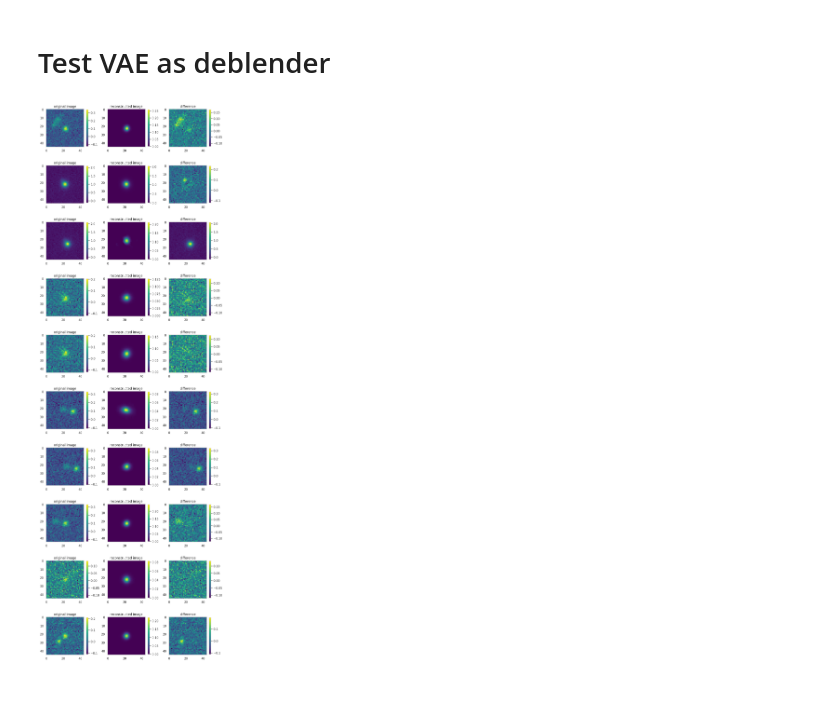
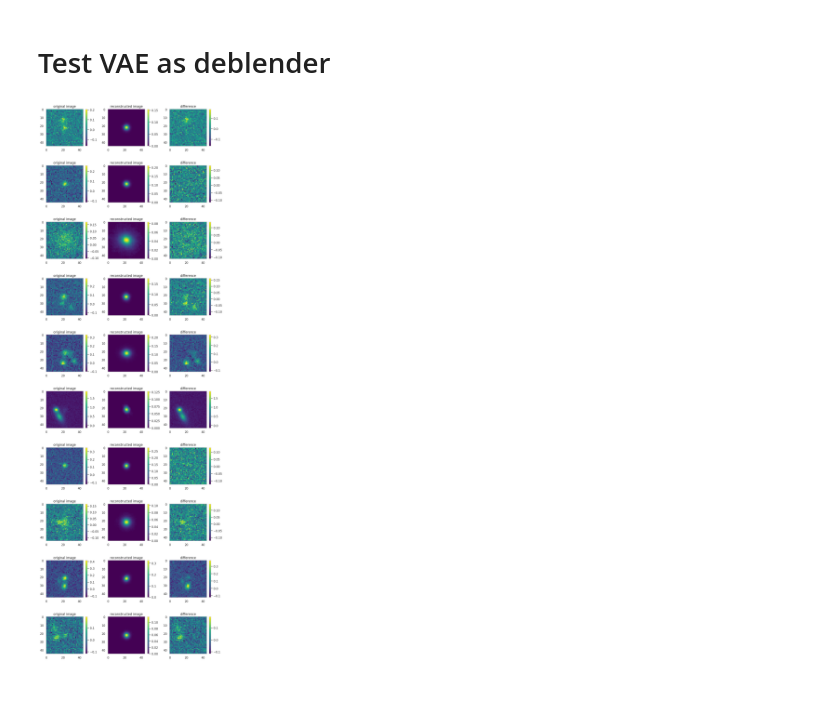
Before and after one commit to b-biswas/MADNESS-legacy, a Jupyter notebook: notebooks/basic_tests.ipynb, the cells around one changed output. Drawn from its saved outputs; the diff is of its cells as text; code cells hidden in the pictures.

```diff
--- a/notebooks/basic_tests.ipynb
+++ b/notebooks/basic_tests.ipynb
@@ -198,11 +204,11 @@ In the next section we will try to see if we can model this distribution using t
 # %% [markdown]
 In this section, we will test if the flow network assigns high probability to data it had seen trained on relative to unseen galaxies.
 # %%
-train_path_blended_gal = listdir_fullpath(
-    "/sps/lsst/users/bbiswas/simulations/CATSIM/blended_training/"
+ds_blended_train, ds_blended_val = batched_CATSIMDataset(
+    tf_dataset_dir='/sps/lsst/users/bbiswas/simulations/CATSIM_tfDataset/blended_tfDataset',
+    linear_norm_coeff=linear_norm_coeff,
+    batch_size=batch_size,
+    x_col_name="blended_gal_stamps",
+    y_col_name="isolated_gal_stamps",
 )
-validation_path_blended_gal = listdir_fullpath(
-    "/sps/lsst/users/bbiswas/simulations/CATSIM/blended_validation/"
-)
-# Take 1000 images from the first file.
-images_blended = np.load(validation_path_blended_gal[0], allow_pickle=True)
+ds_blended_val = ds_blended_val.as_numpy_iterator()
@@ -209,7 +219,3 @@ images_blended = np.load(validation_path_blended_gal[0], allow_pickle=True)
 # %%
-images_isolated_normed = np.array(np.array(images_blended['isolated_gal_stamps'].tolist()))/linear_norm_coeff
-#images_isolated_normed = np.transpose(images_isolated_normed, axes=(0, 2, 3, 1))
-
-images_blended_normed = np.array(np.array(images_blended['blended_gal_stamps'].tolist()))/linear_norm_coeff
-#images_blended_normed = np.transpose(images_blended_normed, axes=(0, 2, 3, 1))
+blended_images = next(ds_blended_val)
 # %%
@@ -347,44 +353,45 @@ plt.savefig("results/latent_distribution_correlation.pdf", bbox_inches = 'tight'
 # %% [markdown]
 # Test VAE as deblender
+# %%
+flow_net.load_vae_weights(weights_path=os.path.join(model_path, "deblender/val_loss"))
 # %%
 tf.get_logger().setLevel('ERROR')
-model_vae_output_isolated = flow_net.vae_model(images_blended_normed)
-model_vae_output_isolated = model_vae_output_isolated
+deblended_output_isolated = flow_net.vae_model(blended_images[0])
 # %%
 # sns.set_theme(style={"axes.grid": False,
 #                      'axes.labelcolor': 'white',
 #                      'figure.facecolor': '.15',
 #                      'xtick.color': 'white',
 #                      'ytick.color': 'white',
 #                      'text.color': 'white',
 #                      'image.cmap': 'viridis',})
 
 sns.set_style("whitegrid")
 sns.set_theme(style={"axes.grid": False,
                      'image.cmap': 'viridis',})
 fig, axs = plt.subplots(10, 3, figsize=(10,30))
 
 for i in range(10):
 
     image_num = i+40
     band_num = 2
-    im = axs[i, 0].imshow(images_blended_normed[image_num][:, :, band_num])
+    im = axs[i, 0].imshow(blended_images[0][image_num][:, :, band_num])
     fig.colorbar(im, ax=axs[i, 0], shrink=0.8)
     axs[i, 0].set_title("original image")
 
-    im = axs[i, 1].imshow(model_vae_output_isolated.numpy()[image_num][ :, :, band_num])
+    im = axs[i, 1].imshow(deblended_output_isolated.numpy()[image_num][ :, :, band_num])
     fig.colorbar(im, ax=axs[i, 1], shrink=0.8)
     axs[i, 1].set_title("reconstructed image")
 
 
-    difference = images_blended_normed[image_num][:, :, band_num] - model_vae_output_isolated.numpy()[image_num][ :, :, band_num]
+    difference = blended_images[0][image_num][:, :, band_num] - deblended_output_isolated.numpy()[image_num][ :, :, band_num]
     im = axs[i, 2].imshow(difference)
     fig.colorbar(im, ax=axs[i, 2],shrink=0.8)
     axs[i, 2].set_title("difference")
 
 plt.tight_layout()
 # %% [output]
-[figure, old version]
+[figure, new version]
 # %% [markdown]
 #####
 # %%
```
Also changed, not shown: parts of 29 cells of this notebook.
